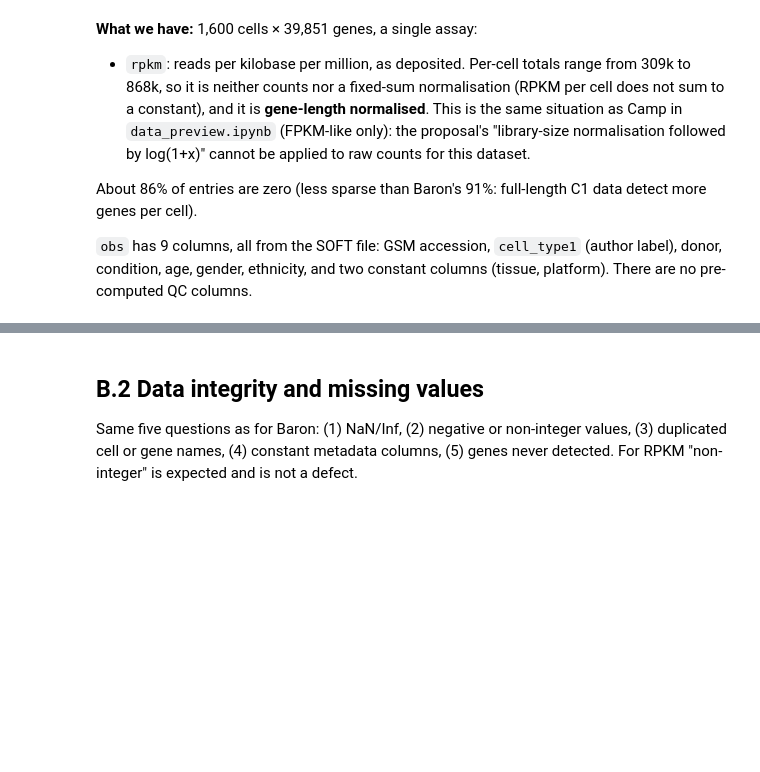
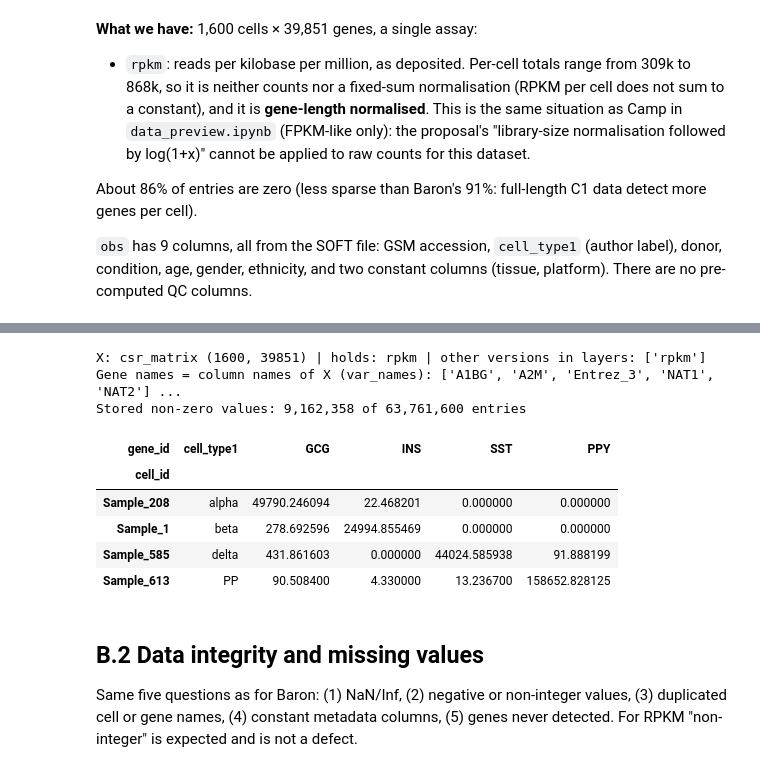
Before and after one commit to arfilimonovtem-dev/cell-type-annotaion-benchmark, a Jupyter notebook: data_preview_dataset_B_and_C.ipynb, the cells around one changed output, grey strips where cells are left out. Drawn from its saved outputs; the diff is of its cells as text; code cells hidden in the pictures; blank space fills up the shorter version.

```diff
--- a/data_preview_dataset_B_and_C.ipynb
+++ b/data_preview_dataset_B_and_C.ipynb
@@ -332,3 +340,28 @@ gender, ethnicity, and two constant columns (tissue, platform). There are no pre
+# %%
+# Where the expression values live: xin.X is the cells x genes matrix; its rows are named by xin.obs_names (cells)
+# and its columns by xin.var_names (genes). xin.obs / xin.var describe those rows / columns and hold no expression.
+print("X:", type(xin.X).__name__, xin.X.shape, "| holds:", xin.uns["X_source_assay"],
+      "| other versions in layers:", [k for k in xin.layers.keys() if k is not None])   # None = X itself in this anndata
+print("Gene names = column names of X (var_names):", list(xin.var_names[:5]), "...")
+print(f"Stored non-zero values: {xin.X.nnz:,} of {np.prod(xin.shape):,} entries")
+
+# A small window into X: one example cell per type (rows) x the marker gene of each type (columns).
+ex_types = ['alpha', 'beta', 'delta', 'PP']
+ex_genes = ['GCG', 'INS', 'SST', 'PPY']
+ex_cells = [xin.obs_names[xin.obs["cell_type1"] == t][0] for t in ex_types]
+ex_window = xin[ex_cells, ex_genes].to_df()
+ex_window.insert(0, "cell_type1", xin.obs.loc[ex_cells, "cell_type1"].values)
+ex_window
+# %% [output]
+X: csr_matrix (1600, 39851) | holds: rpkm | other versions in layers: ['rpkm']
+Gene names = column names of X (var_names): ['A1BG', 'A2M', 'Entrez_3', 'NAT1', 'NAT2'] ...
+Stored non-zero values: 9,162,358 of 63,761,600 entries
+| gene_id | cell_type1 | GCG | INS | SST | PPY |
+| cell_id |  |  |  |  |  |
+| Sample_208 | alpha | 49790.246094 | 22.468201 | 0.000000 | 0.000000 |
+| Sample_1 | beta | 278.692596 | 24994.855469 | 0.000000 | 0.000000 |
+| Sample_585 | delta | 431.861603 | 0.000000 | 44024.585938 | 91.888199 |
+| Sample_613 | PP | 90.508400 | 4.330000 | 13.236700 | 158652.828125 |
 # %% [markdown]
 ## B.2 Data integrity and missing values
 Same five questions as for Baron: (1) NaN/Inf, (2) negative or non-integer values, (3) duplicated cell or gene
```
Also changed, not shown: parts of 3 cells of this notebook, 4 other files.
